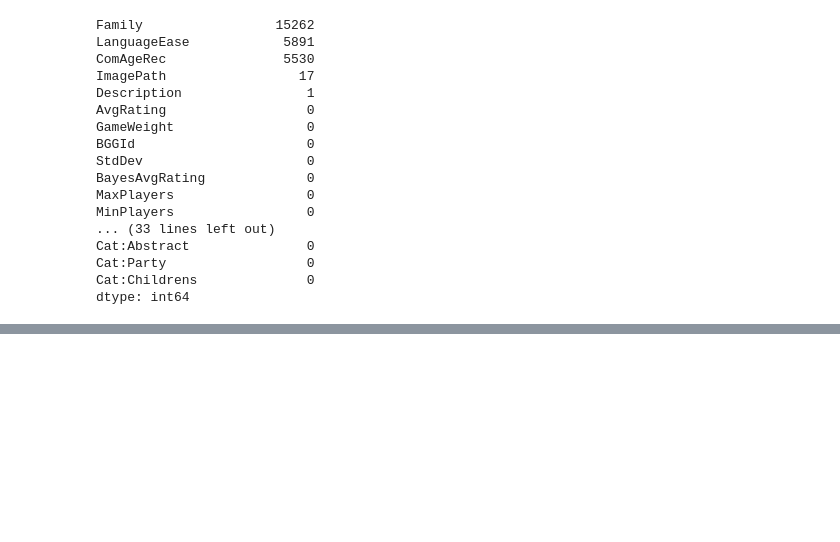
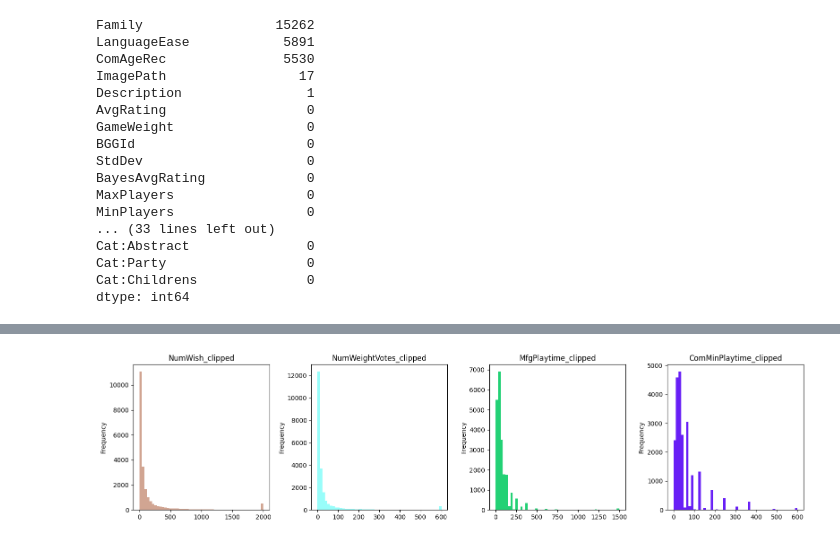
Before and after one commit to mglambert/RecSysProject, a Jupyter notebook: notebooks/EDA.ipynb, the cells around one changed output, grey strips where cells are left out. Drawn from its saved outputs; the diff is of its cells as text; code cells hidden in the pictures; blank space fills up the shorter version.

```diff
--- a/notebooks/EDA.ipynb
+++ b/notebooks/EDA.ipynb
@@ -72,0 +160,10 @@ dtype: int64
+# %%
+df_games['NumWish_clipped'] = np.clip(df_games['NumWish'], 0, 2000)
+df_games['NumWeightVotes_clipped'] = np.clip(df_games['NumWeightVotes'], 0, 600)
+df_games['MfgPlaytime_clipped'] = np.clip(df_games['MfgPlaytime'], 0, 1500)
+df_games['ComMinPlaytime_clipped'] = np.clip(df_games['ComMinPlaytime'], 0, 600)
+
+selected_columns = ['NumWish_clipped', 'NumWeightVotes_clipped', 'MfgPlaytime_clipped', 'ComMinPlaytime_clipped']
+hist_selected_columns(selected_columns)
+# %% [output]
+[figure, added]
```
Also changed, not shown: parts of 48 cells of this notebook, 3 other files.
